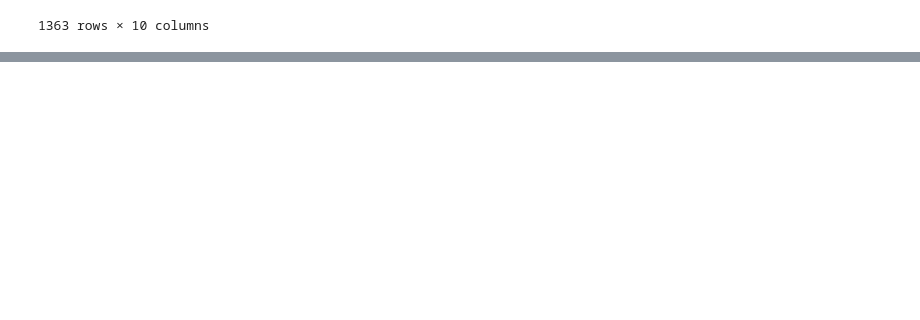
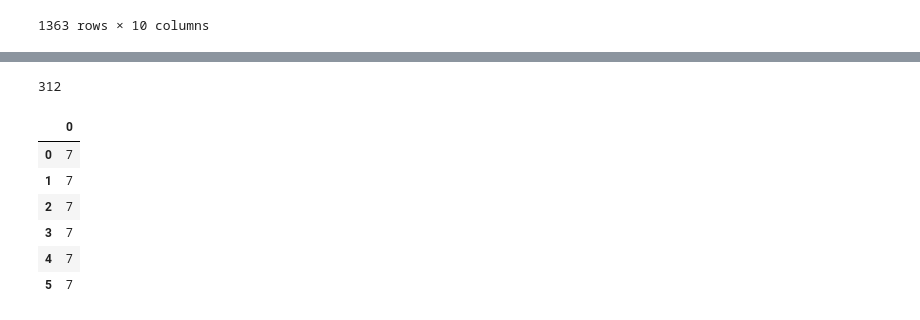
Before and after one commit to KATEhuang920909/human_co_match, a Jupyter notebook: human_co_match/jupyter/eda.ipynb, the cells around one changed output, grey strips where cells are left out. Saved outputs shown, nothing was run; the diff lists cells and outputs as text; code cells hidden in the pictures; blank space fills up the shorter version.

```diff
--- a/human_co_match/jupyter/eda.ipynb
+++ b/human_co_match/jupyter/eda.ipynb
@@ -232,0 +269,4 @@ job_table[job_table.对应聘者的专业要求.apply(lambda x:True if pd.isnull
+# %%
+4*26*3
+# %% [output]
+312
@@ -232,0 +277,13 @@ job_table[job_table.对应聘者的专业要求.apply(lambda x:True if pd.isnull
+# %%
+def nn(d1,d2):
+    return d1+d2
+# %%
+nn(df_1,df_2)
+# %% [output]
+|  | 0 |
+| 0 | 7 |
+| 1 | 7 |
+| 2 | 7 |
+| 3 | 7 |
+| 4 | 7 |
+| 5 | 7 |
```
Also changed, not shown: parts of 22 cells of this notebook, 6 other files.
